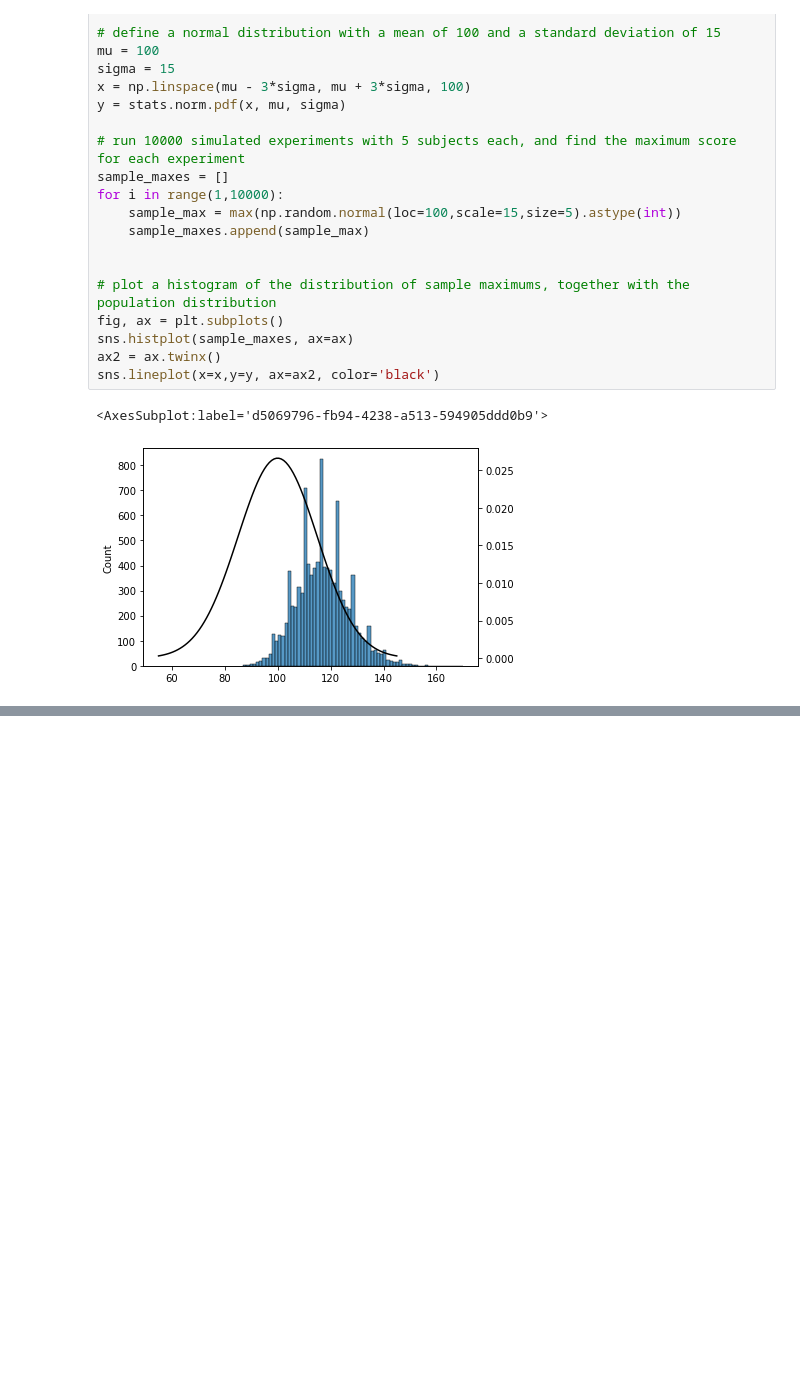
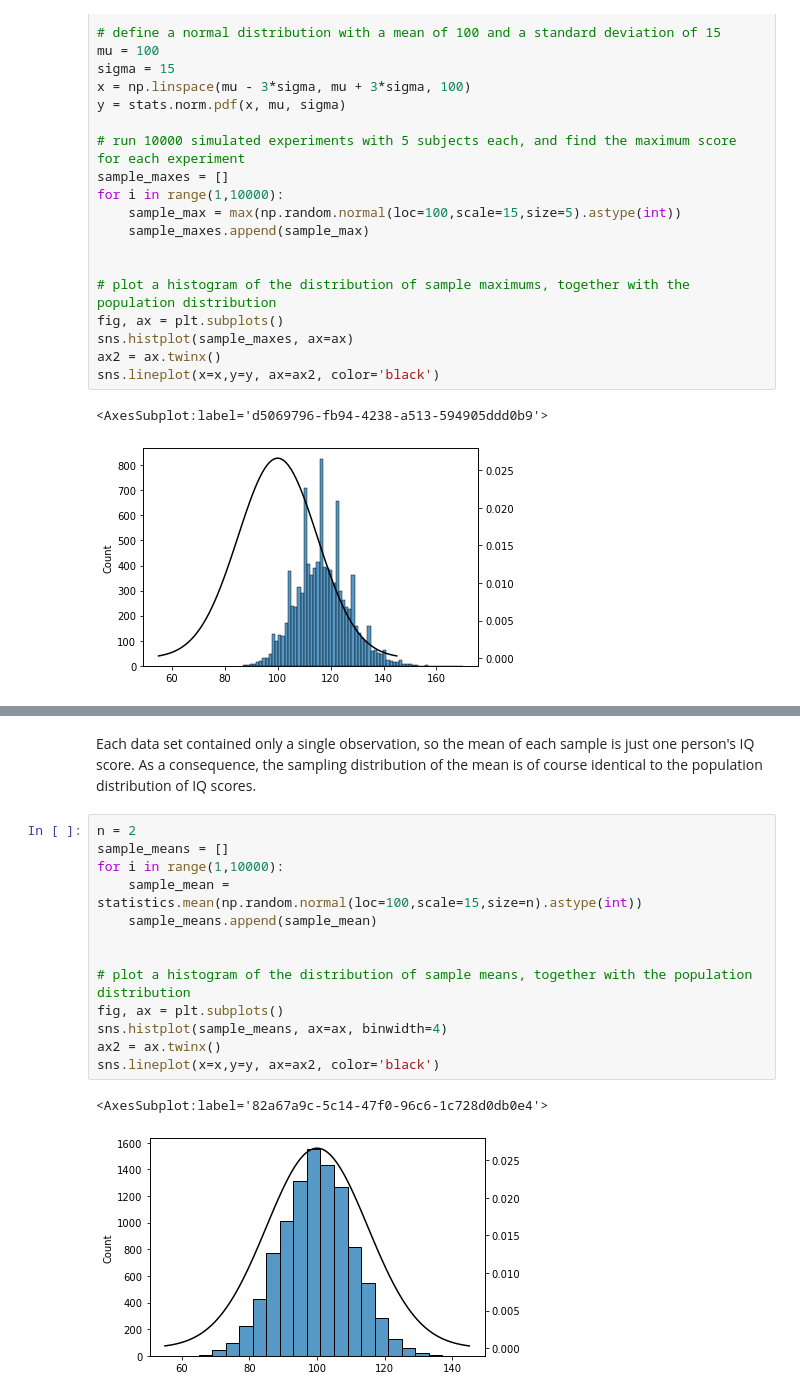
Before and after one commit to ethanweed/pythonbook, a Jupyter notebook: Book/_build/html/_sources/04.03-estimation.ipynb, the cells around one changed output, grey strips where cells are left out. Cells and saved outputs as stored; diff of their text form; blank space fills up the shorter version.

```diff
--- a/Book/_build/html/_sources/04.03-estimation.ipynb
+++ b/Book/_build/html/_sources/04.03-estimation.ipynb
@@ -625,0 +333,18 @@ As always, there's a lot of topics related to sampling and estimation that aren'
+# %% [markdown]
+Each data set contained only a single observation, so the mean of each sample is just one person's IQ score. As a consequence, the sampling distribution of the mean is of course identical to the population distribution of IQ scores.
+# %%
+n = 2
+sample_means = []
+for i in range(1,10000):
+    sample_mean = statistics.mean(np.random.normal(loc=100,scale=15,size=n).astype(int))
+    sample_means.append(sample_mean)
+
+
+# plot a histogram of the distribution of sample means, together with the population distribution
+fig, ax = plt.subplots()
+sns.histplot(sample_means, ax=ax, binwidth=4)
+ax2 = ax.twinx()
+sns.lineplot(x=x,y=y, ax=ax2, color='black')
+# %% [output]
+<AxesSubplot:label='82a67a9c-5c14-47f0-96c6-1c728d0db0e4'>
+[figure, added]
```
Also changed, not shown: parts of 6 cells of this notebook, 57 other files.
